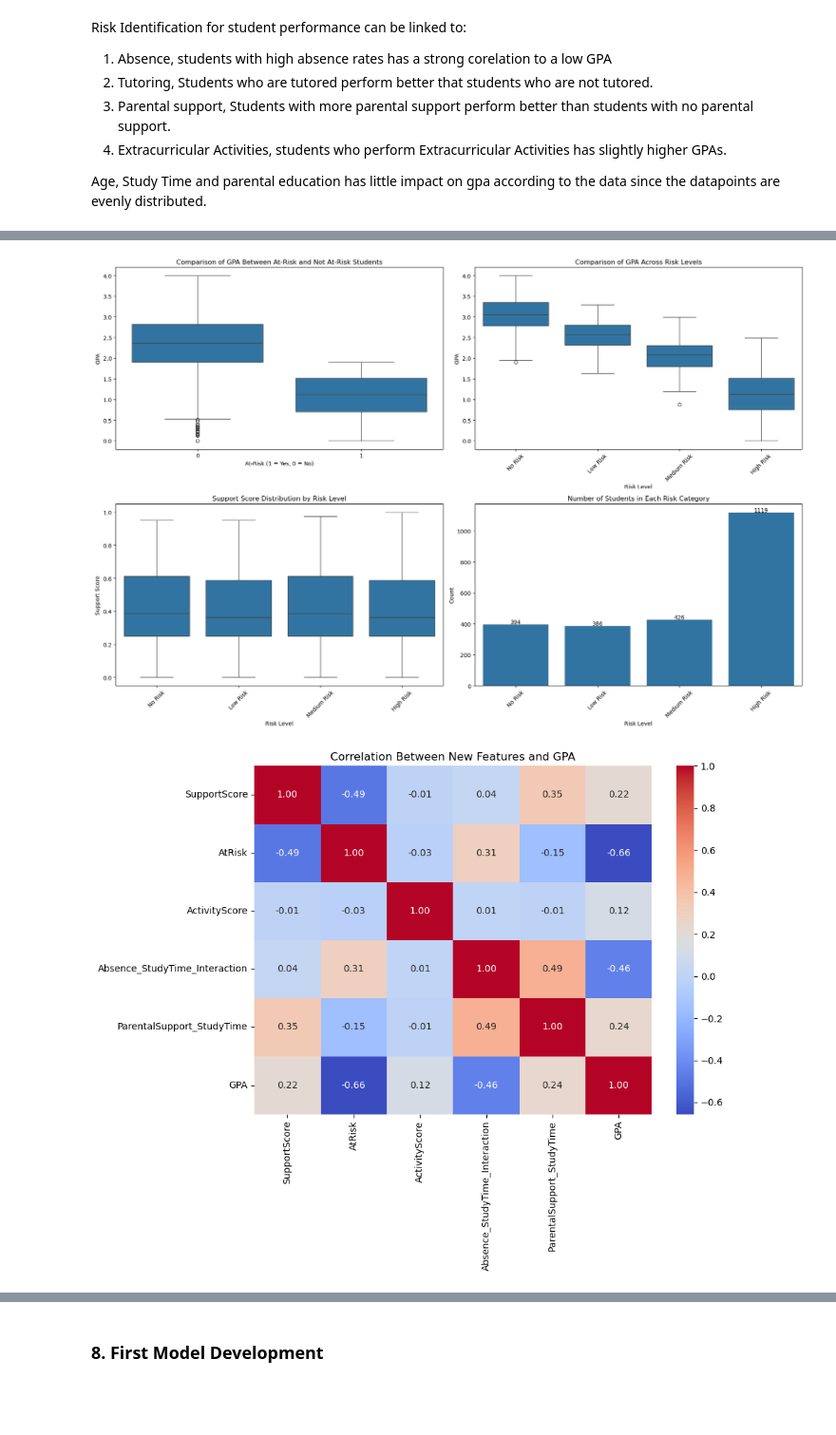
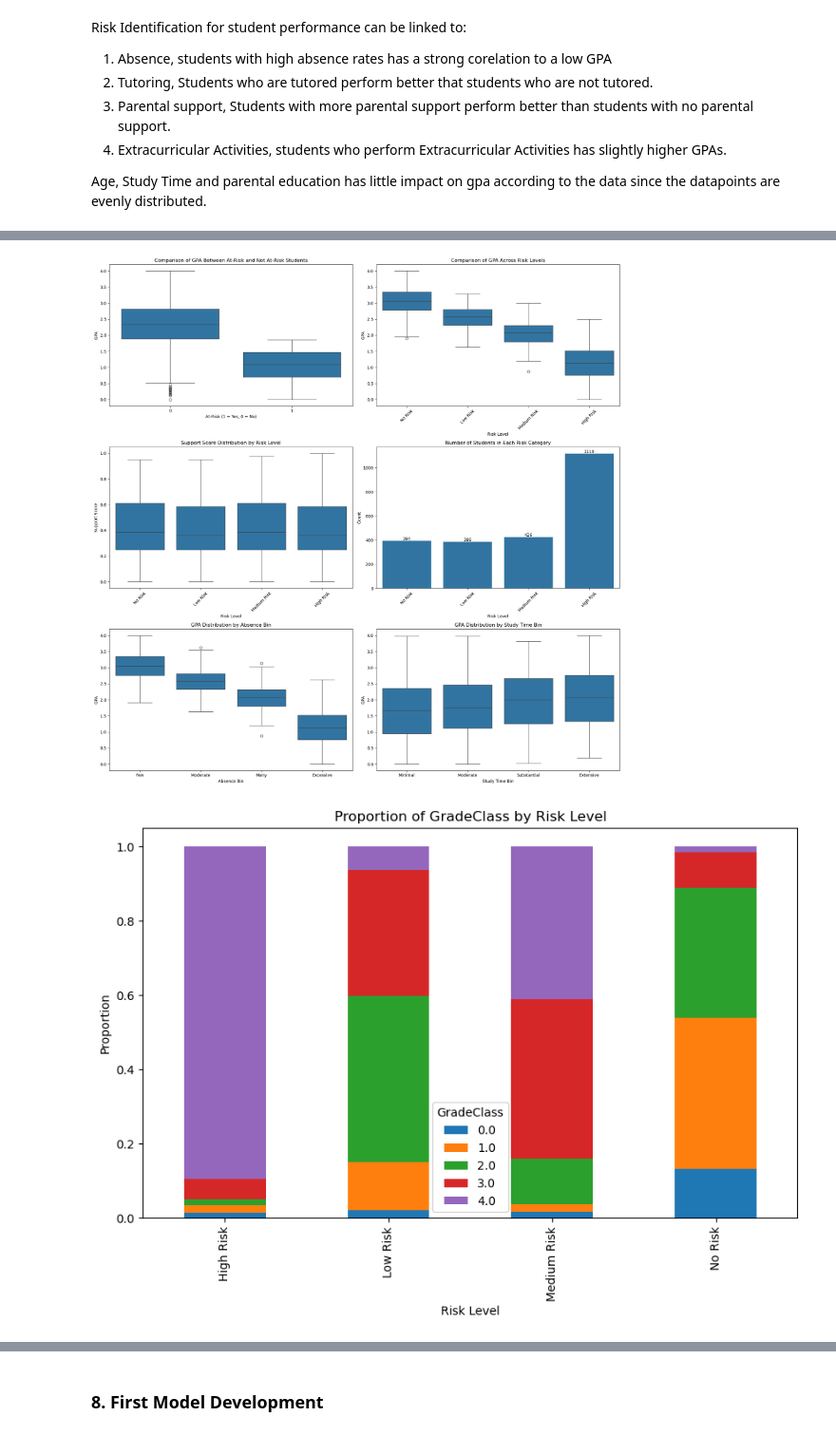
Before and after one commit to KGS577999/Guided-Project, a Jupyter notebook: notebooks/Guided_Project.ipynb, the cells around one changed output, grey strips where cells are left out. Shown at 95% size. Saved outputs shown, nothing was run; the diff lists cells and outputs as text; code cells hidden in the pictures; blank space fills up the shorter version.

```diff
--- a/notebooks/Guided_Project.ipynb
+++ b/notebooks/Guided_Project.ipynb
@@ -407,21 +431,26 @@ df_original_cleaned_FE[columns_to_check].isna().sum()
 ##Since there are only 67 nan values in AbsenceBin I will drop them since it won't affect the model much.
 df_original_cleaned_FE = df_original_cleaned_FE.dropna(subset=['AbsenceBin'])
 # %%
-# Mean GPA for at risk and not at risk students
+
+# **Calculate Statistics for At-Risk and Not At-Risk Students**
 at_risk_gpa = df_original_cleaned_FE[df_original_cleaned_FE['AtRisk'] == 1]['GPA'].mean()
 not_at_risk_gpa = df_original_cleaned_FE[df_original_cleaned_FE['AtRisk'] == 0]['GPA'].mean()
-
-# Median GPA for at risk and not at risk students
 at_risk_gpa_median = df_original_cleaned_FE[df_original_cleaned_FE['AtRisk'] == 1]['GPA'].median()
 not_at_risk_gpa_median = df_original_cleaned_FE[df_original_cleaned_FE['AtRisk'] == 0]['GPA'].median()
+at_risk_count = df_original_cleaned_FE['AtRisk'].sum()
+not_at_risk_count = len(df_original_cleaned_FE) - at_risk_count
 
-print("At-Risk Students GPA Mean: {at_risk_gpa}")
-print("Not At-Risk Students GPA Mean: {not_at_risk_gpa}")
-print("At-Risk Students GPA Median: {at_risk_gpa_median}")
-print("Not At-Risk Students GPA Median: {not_at_risk_gpa_median}")
+# Print enhanced statistics
+print(f"At-Risk Students: {at_risk_count}, GPA Mean: {at_risk_gpa:.2f}, Median: {at_risk_gpa_median:.2f}")
+print(f"Not At-Risk Students: {not_at_risk_count}, GPA Mean: {not_at_risk_gpa:.2f}, Median: {not_at_risk_gpa_median:.2f}")
 
-# Create a figure with multiple subplots
-fig, axes = plt.subplots(2, 2, figsize=(18, 12))
+# Calculate and print mean GPA by RiskLevel
+risk_gpa_means = df_original_cleaned_FE.groupby('RiskLevel')['GPA'].mean()
+print("\nMean GPA by Risk Level:")
+print(risk_gpa_means)
+
+# **Create a Figure with 3x2 Subplots**
+fig, axes = plt.subplots(3, 2, figsize=(18, 18))
 
 # 1. Boxplot: GPA between at-risk and not-at-risk students
 sns.boxplot(x='AtRisk', y='GPA', data=df_original_cleaned_FE, ax=axes[0, 0])
@@ -430,14 +459,16 @@ axes[0, 0].set_xlabel('At-Risk (1 = Yes, 0 = No)')
 axes[0, 0].set_ylabel('GPA')
 
 # 2. Boxplot: GPA across different risk levels
-sns.boxplot(x='RiskLevel', y='GPA', data=df_original_cleaned_FE, ax=axes[0, 1], order=['No Risk', 'Low Risk', 'Medium Risk', 'High Risk'])
+sns.boxplot(x='RiskLevel', y='GPA', data=df_original_cleaned_FE, ax=axes[0, 1],
+            order=['No Risk', 'Low Risk', 'Medium Risk', 'High Risk'])
 axes[0, 1].set_title('Comparison of GPA Across Risk Levels')
 axes[0, 1].set_xlabel('Risk Level')
 axes[0, 1].set_ylabel('GPA')
 axes[0, 1].tick_params(axis='x', rotation=45)
 
 # 3. Support Score distribution by Risk Level
-sns.boxplot(x='RiskLevel', y='SupportScore', data=df_original_cleaned_FE, ax=axes[1, 0], order=['No Risk', 'Low Risk', 'Medium Risk', 'High Risk'])
+sns.boxplot(x='RiskLevel', y='SupportScore', data=df_original_cleaned_FE, ax=axes[1, 0],
+            order=['No Risk', 'Low Risk', 'Medium Risk', 'High Risk'])
 axes[1, 0].set_title('Support Score Distribution by Risk Level')
 axes[1, 0].set_xlabel('Risk Level')
 axes[1, 0].set_ylabel('Support Score')
@@ -450,19 +481,47 @@ axes[1, 1].set_title('Number of Students in Each Risk Category')
 axes[1, 1].set_xlabel('Risk Level')
 axes[1, 1].set_ylabel('Count')
 axes[1, 1].tick_params(axis='x', rotation=45)
-
 for i in range(len(risk_counts)):
     axes[1, 1].text(i, risk_counts.values[i] + 5, str(risk_counts.values[i]), ha='center')
+
+# 5. Boxplot: GPA by AbsenceBin
+sns.boxplot(x='AbsenceBin', y='GPA', data=df_original_cleaned_FE, ax=axes[2, 0],
+            order=['Few', 'Moderate', 'Many', 'Excessive'])
+axes[2, 0].set_title('GPA Distribution by Absence Bin')
+axes[2, 0].set_xlabel('Absence Bin')
+axes[2, 0].set_ylabel('GPA')
+
+# 6. Boxplot: GPA by StudyTimeBin
+sns.boxplot(x='StudyTimeBin', y='GPA', data=df_original_cleaned_FE, ax=axes[2, 1],
+            order=['Minimal', 'Moderate', 'Substantial', 'Extensive'])
+axes[2, 1].set_title('GPA Distribution by Study Time Bin')
+axes[2, 1].set_xlabel('Study Time Bin')
+axes[2, 1].set_ylabel('GPA')
 
 plt.tight_layout()
 plt.show()
 
-# Additional visualization: Correlation between new features and GPA
-# Create the correlation matrix for new features
+# **Stacked Bar Plot: GradeClass Distribution by RiskLevel**
+grade_risk_ct = pd.crosstab(df_original_cleaned_FE['RiskLevel'], df_original_cleaned_FE['GradeClass'], normalize='index')
+grade_risk_ct.plot(kind='bar', stacked=True, figsize=(10, 6))
+plt.title('Proportion of GradeClass by Risk Level')
+plt.xlabel('Risk Level')
+plt.ylabel('Proportion')
+plt.legend(title='GradeClass')
+plt.show()
+
+# **Scatter Plot: Absences vs. StudyTimeWeekly by RiskLevel**
+plt.figure(figsize=(10, 6))
+sns.scatterplot(x='Absences', y='StudyTimeWeekly', hue='RiskLevel', data=df_original_cleaned_FE, palette='Set1')
+plt.title('Absences vs. Study Time Weekly by Risk Level')
+plt.xlabel('Absences')
+plt.ylabel('Study Time Weekly')
+plt.show()
+
+# **Correlation Heatmap for New Features and GPA**
 new_features = ['SupportScore', 'AtRisk', 'ActivityScore',
                 'Absence_StudyTime_Interaction', 'ParentalSupport_StudyTime']
 correlation = df_original_cleaned_FE[new_features + ['GPA']].corr()
-
 plt.figure(figsize=(10, 8))
 sns.heatmap(correlation, annot=True, cmap='coolwarm', fmt='.2f')
 plt.title('Correlation Between New Features and GPA')
@@ -476,2 +541,2 @@ Not At-Risk Students GPA Median: {not_at_risk_gpa_median}
-[figure, old version]
+[figure, new version]
-[figure, old version]
+[figure, new version]
```
Also changed, not shown: parts of 10 cells of this notebook, 4 other files.
